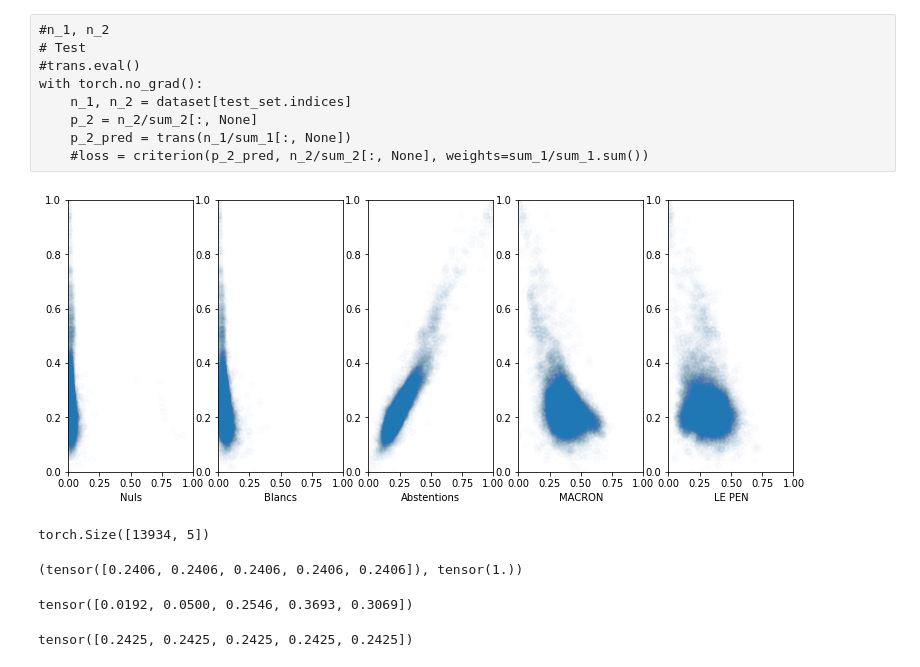
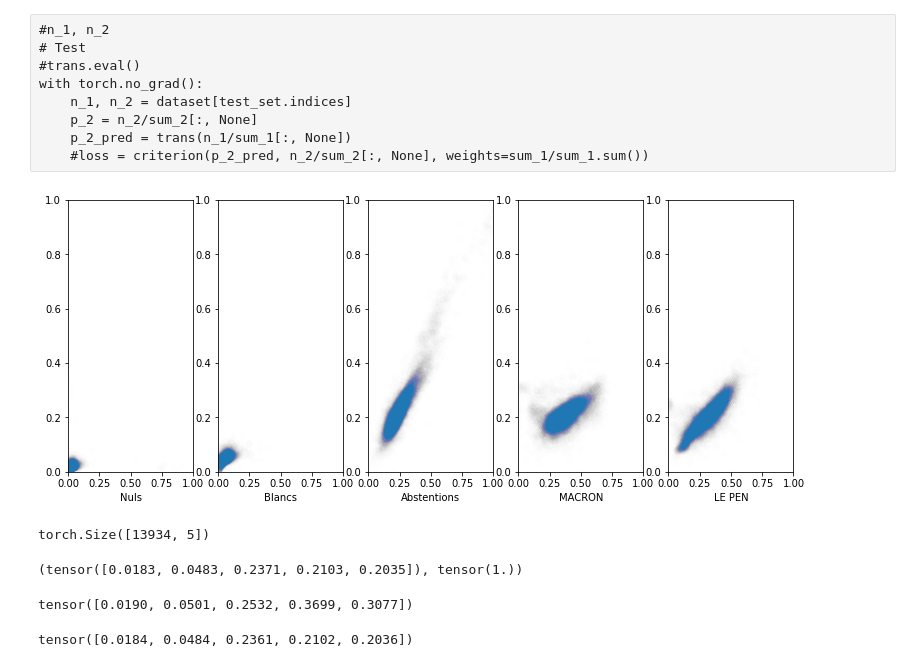
Before and after one commit to laurentperrinet/2022-05-04_transfert-des-voix, a Jupyter notebook: 2022-05-04_transfert-des-voix.ipynb, the cells around one changed output. Drawn from its saved outputs; the diff is of its cells as text; code cells hidden in the pictures.

```diff
--- a/2022-05-04_transfert-des-voix.ipynb
+++ b/2022-05-04_transfert-des-voix.ipynb
@@ -810,10 +810,10 @@ criterion = torch.nn.BCELoss(reduction="mean")
 learning_rate = 0.01
 beta1, beta2 = 0.9, 0.999
 betas = (beta1, beta2)
-num_epochs = 2 ** 6 + 1
+num_epochs = 2 ** 12 + 1
 batch_size = 128
+amsgrad = True  # gives similar results
 amsgrad = False # gives similar results
-amsgrad = True  # gives similar results
 
 def fit_data(
     df_1,
@@ -941,13 +925,13 @@ with torch.no_grad():
 # %%
 fig, axs = plt.subplots(1, N_2eme, figsize=(13, 5))
 for i_col, candidat in enumerate(df_2.columns):
     #print(candidat)
-    axs[i_col].scatter(p_2[:,i_col], p_2_pred[:,i_col], alpha=.01)
+    axs[i_col].scatter(p_2[:,i_col], p_2_pred[:,i_col], alpha=.005)
     axs[i_col].set_xlabel(candidat)
     axs[i_col].set_xlim(0, 1)
     axs[i_col].set_ylim(0, 1)
 # %% [output]
-[figure, old version]
+[figure, new version]
 # %%
 p_2.shape
 # %% [output]
@@ -957,14 +941,14 @@ import torch.nn.functional as F
 # %%
 p_2_pred.mean(axis=0), p_2.mean(axis=0).sum()
 # %% [output]
-(tensor([0.2406, 0.2406, 0.2406, 0.2406, 0.2406]), tensor(1.))
+(tensor([0.0183, 0.0483, 0.2371, 0.2103, 0.2035]), tensor(1.))
 # %%
 p_2_average = (p_2*sum_2[:, None]).sum(axis=0)/sum_2.sum()
 p_2_average
 # %% [output]
-tensor([0.0192, 0.0500, 0.2546, 0.3693, 0.3069])
+tensor([0.0190, 0.0501, 0.2532, 0.3699, 0.3077])
 # %%
 p_2_pred_average = (p_2_pred*sum_2[:, None]).sum(axis=0)/sum_2.sum()
 p_2_pred_average
 # %% [output]
-tensor([0.2425, 0.2425, 0.2425, 0.2425, 0.2425])
+tensor([0.0184, 0.0484, 0.2361, 0.2102, 0.2036])
```
Also changed, not shown: parts of 20 cells of this notebook.
